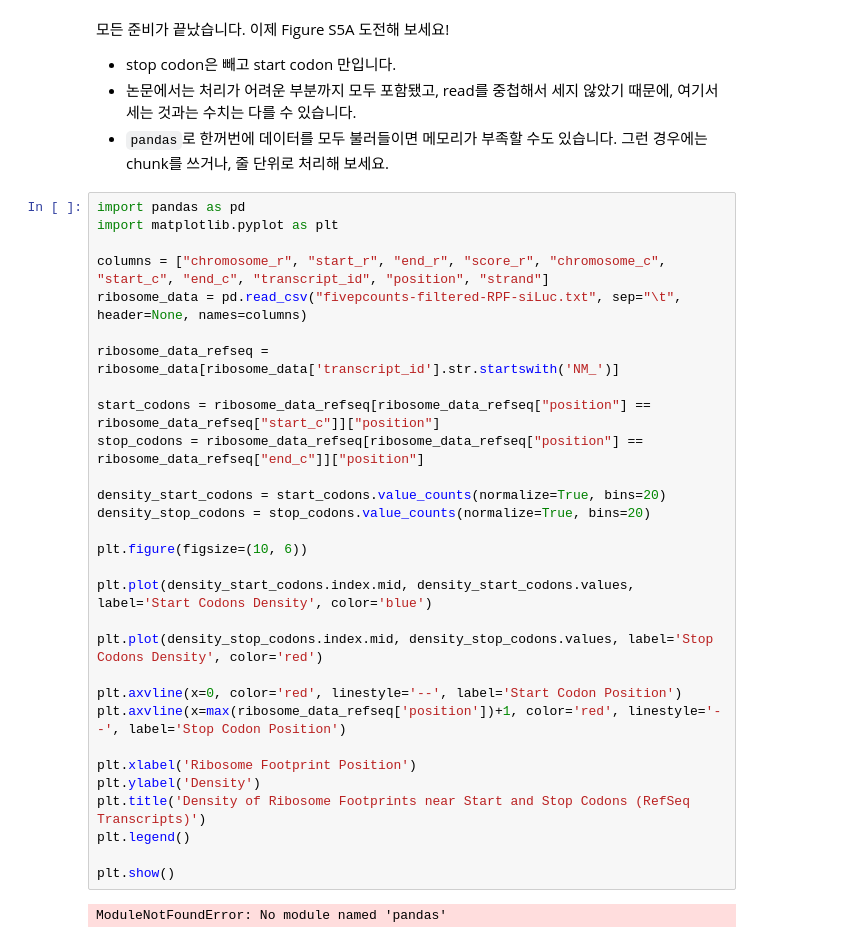
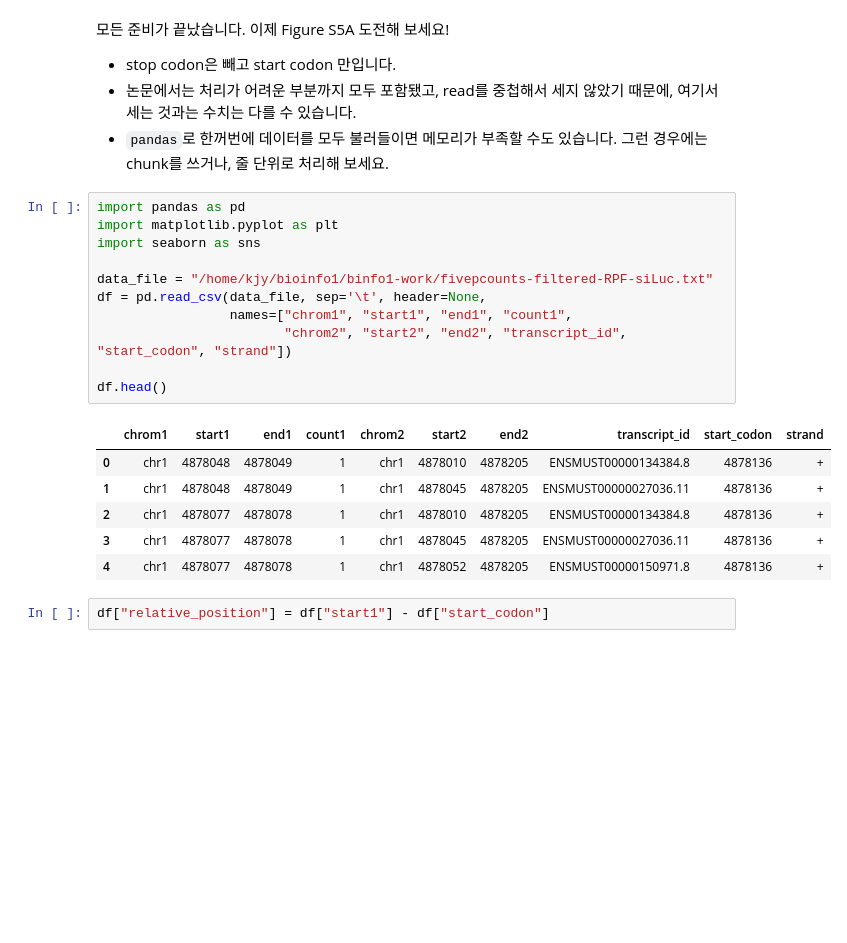
Before and after one commit to JiyoonKim0310/bioinfo1, a Jupyter notebook: CoLab_TermProj_2024_2.ipynb, the cells around one changed output. Saved outputs shown, nothing was run; the diff lists cells and outputs as text; blank space fills up the shorter version.

```diff
--- a/CoLab_TermProj_2024_2.ipynb
+++ b/CoLab_TermProj_2024_2.ipynb
@@ -253,35 +253,23 @@ chr1    4878103 4878104 1       chr1    4878045 4878205 ENSMUST00000027036.11
 * stop codon은 빼고 start codon 만입니다.
 * 논문에서는 처리가 어려운 부분까지 모두 포함됐고, read를 중첩해서 세지 않았기 때문에, 여기서 세는 것과는 수치는 다를 수 있습니다.
 * `pandas`로 한꺼번에 데이터를 모두 불러들이면 메모리가 부족할 수도 있습니다. 그런 경우에는 chunk를 쓰거나, 줄 단위로 처리해 보세요.
-# %%
-import pandas as pd
-import matplotlib.pyplot as plt
-
-columns = ["chromosome_r", "start_r", "end_r", "score_r", "chromosome_c", "start_c", "end_c", "transcript_id", "position", "strand"]
-ribosome_data = pd.read_csv("fivepcounts-filtered-RPF-siLuc.txt", sep="\t", header=None, names=columns)
-
-ribosome_data_refseq = ribosome_data[ribosome_data['transcript_id'].str.startswith('NM_')]
-
-start_codons = ribosome_data_refseq[ribosome_data_refseq["position"] == ribosome_data_refseq["start_c"]]["position"]
-stop_codons = ribosome_data_refseq[ribosome_data_refseq["position"] == ribosome_data_refseq["end_c"]]["position"]
-
-density_start_codons = start_codons.value_counts(normalize=True, bins=20)
-density_stop_codons = stop_codons.value_counts(normalize=True, bins=20)
-
-plt.figure(figsize=(10, 6))
-
-plt.plot(density_start_codons.index.mid, density_start_codons.values, label='Start Codons Density', color='blue')
-
-plt.plot(density_stop_codons.index.mid, density_stop_codons.values, label='Stop Codons Density', color='red')
-
-plt.axvline(x=0, color='red', linestyle='--', label='Start Codon Position')
-plt.axvline(x=max(ribosome_data_refseq['position'])+1, color='red', linestyle='--', label='Stop Codon Position')
-
-plt.xlabel('Ribosome Footprint Position')
-plt.ylabel('Density')
-plt.title('Density of Ribosome Footprints near Start and Stop Codons (RefSeq Transcripts)')
-plt.legend()
-
-plt.show()
-# %% [output]
-ModuleNotFoundError: No module named 'pandas'
+# %%
+import pandas as pd
+import matplotlib.pyplot as plt
+import seaborn as sns
+
+data_file = "/home/kjy/bioinfo1/binfo1-work/fivepcounts-filtered-RPF-siLuc.txt"
+df = pd.read_csv(data_file, sep='\t', header=None,
+                 names=["chrom1", "start1", "end1", "count1",
+                        "chrom2", "start2", "end2", "transcript_id", "start_codon", "strand"])
+
+df.head()
+# %% [output]
+|  | chrom1 | start1 | end1 | count1 | chrom2 | start2 | end2 | transcript_id | start_codon | strand |
+| 0 | chr1 | 4878048 | 4878049 | 1 | chr1 | 4878010 | 4878205 | ENSMUST00000134384.8 | 4878136 | + |
+| 1 | chr1 | 4878048 | 4878049 | 1 | chr1 | 4878045 | 4878205 | ENSMUST00000027036.11 | 4878136 | + |
+| 2 | chr1 | 4878077 | 4878078 | 1 | chr1 | 4878010 | 4878205 | ENSMUST00000134384.8 | 4878136 | + |
+| 3 | chr1 | 4878077 | 4878078 | 1 | chr1 | 4878045 | 4878205 | ENSMUST00000027036.11 | 4878136 | + |
+| 4 | chr1 | 4878077 | 4878078 | 1 | chr1 | 4878052 | 4878205 | ENSMUST00000150971.8 | 4878136 | + |
+# %%
+df["relative_position"] = df["start1"] - df["start_codon"]
```
Also changed, not shown: parts of 1 cell of this notebook.
